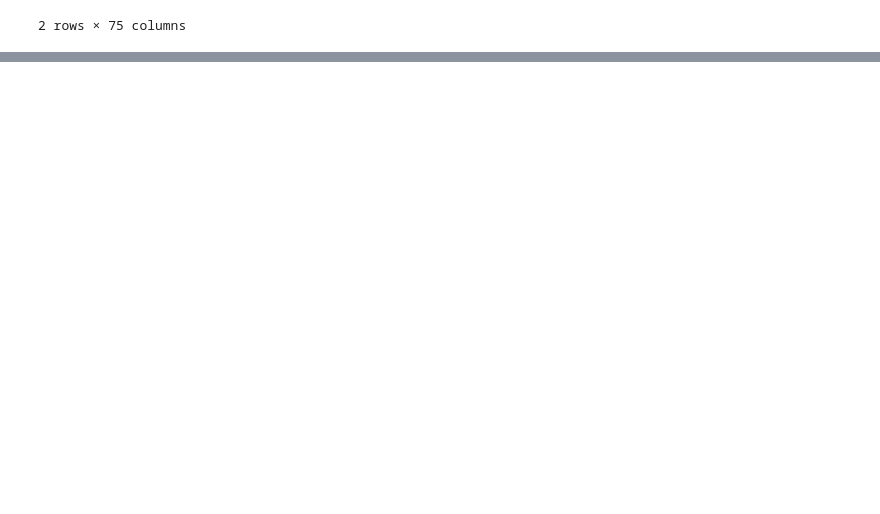
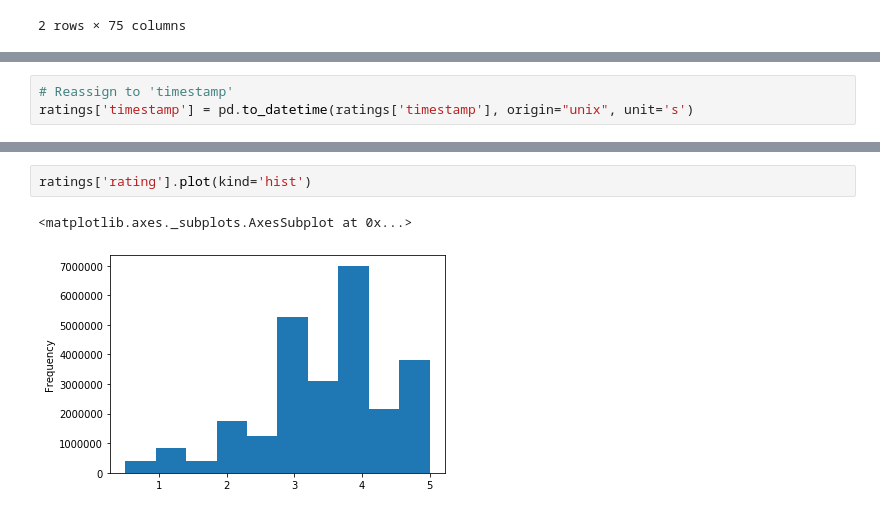
Before and after one commit to SandySChuang/Movies-ETL, a Jupyter notebook: movies_extract.ipynb, the cells around one changed output, grey strips where cells are left out. Cells and saved outputs as stored; diff of their text form; blank space fills up the shorter version.

```diff
--- a/movies_extract.ipynb
+++ b/movies_extract.ipynb
@@ -215,0 +660,3 @@ sorted(wiki_movies_df.columns.tolist())
+# %%
+# Reassign to 'timestamp'
+ratings['timestamp'] = pd.to_datetime(ratings['timestamp'], origin="unix", unit='s')
@@ -215,0 +676,5 @@ sorted(wiki_movies_df.columns.tolist())
+# %%
+ratings['rating'].plot(kind='hist')
+# %% [output]
+<matplotlib.axes._subplots.AxesSubplot at 0x...>
+[figure, added]
```
Also changed, not shown: parts of 44 cells of this notebook, 1 other file.
